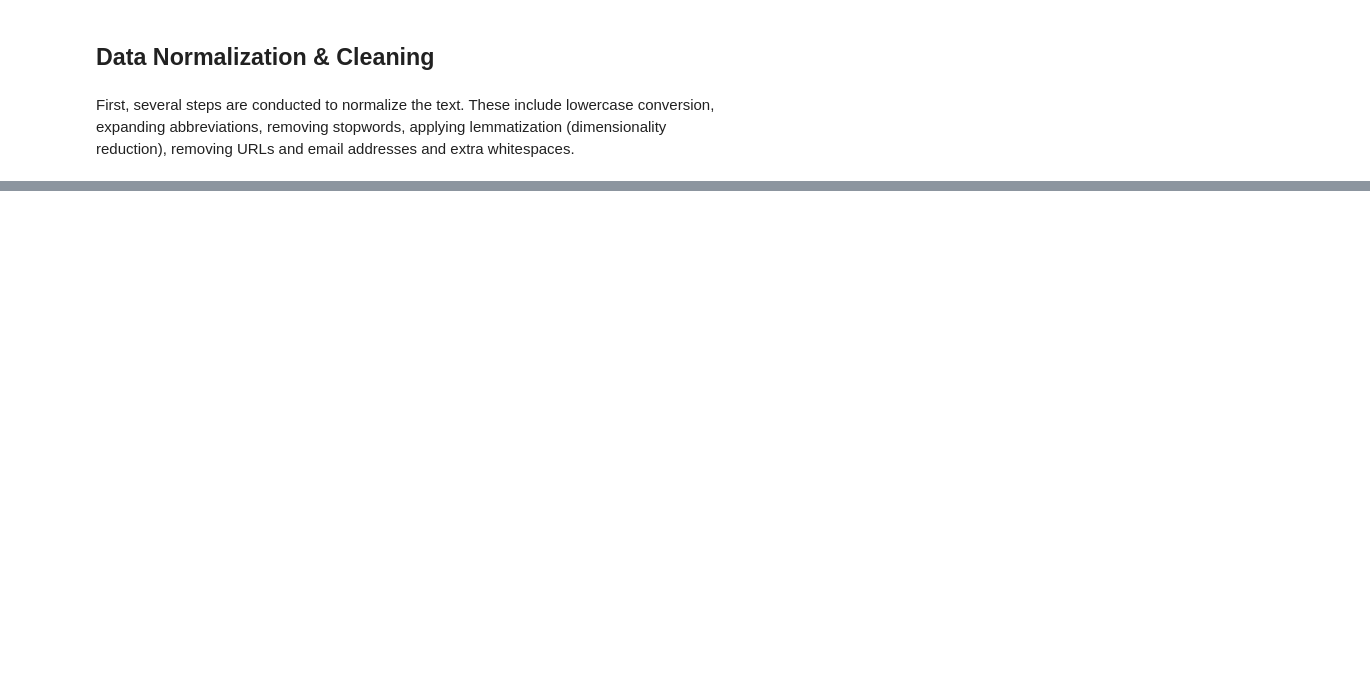
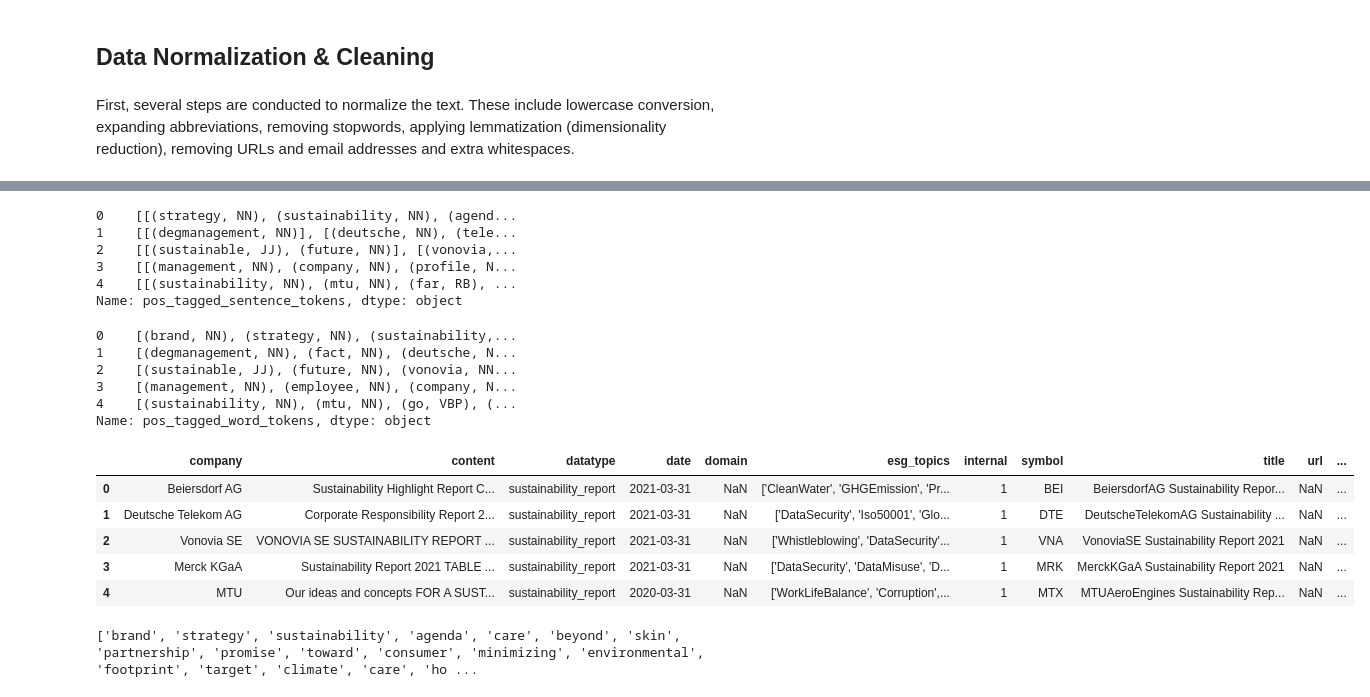
Before and after one commit to syX113/hslu-nlp, a Jupyter notebook: stage1/00-data-preprocessing.ipynb, the cells around one changed output, grey strips where cells are left out. Drawn from its saved outputs; the diff is of its cells as text; code cells hidden in the pictures; blank space fills up the shorter version.

```diff
--- a/stage1/00-data-preprocessing.ipynb
+++ b/stage1/00-data-preprocessing.ipynb
@@ -85,6 +175,3 @@ def expand_contractions(text):
 cleaned_data['cleaned_content'] = cleaned_data['cleaned_content'].apply(expand_contractions)
-# %%
-from textblob import TextBlob
-cleaned_data['cleaned_content'] = cleaned_data['cleaned_content'].apply(lambda x: str(TextBlob(x).correct()))
 # %%
 raw_data['content'][0]
@@ -169,7 +218,0 @@ print("Special characters removed:", sum(special_char_count))
-# %%
-def tokenize(text):
-    word_tokens = word_tokenize(text)
-    sentence_tokens = sent_tokenize(text)
-    return {"word_tokens": word_tokens, "sentence_tokens": sentence_tokens}
-
-cleaned_data['tokenized_content'] = cleaned_data['cleaned_content'].apply(tokenize)
@@ -190,2 +321,27 @@ print("Stopwords removed:", sum(stopwords_count))
 # %%
-print(cleaned_data['cleaned_tokenized_content'][1])
+print(cleaned_data['pos_tagged_sentence_tokens'].head())
+# %% [output]
+0    [[(strategy, NN), (sustainability, NN), (agend...
+1    [[(degmanagement, NN)], [(deutsche, NN), (tele...
+2    [[(sustainable, JJ), (future, NN)], [(vonovia,...
+3    [[(management, NN), (company, NN), (profile, N...
+4    [[(sustainability, NN), (mtu, NN), (far, RB), ...
+Name: pos_tagged_sentence_tokens, dtype: object
+# %%
+print(cleaned_data['pos_tagged_word_tokens'].head())
+# %% [output]
+0    [(brand, NN), (strategy, NN), (sustainability,...
+1    [(degmanagement, NN), (fact, NN), (deutsche, N...
+2    [(sustainable, JJ), (future, NN), (vonovia, NN...
+3    [(management, NN), (employee, NN), (company, N...
+4    [(sustainability, NN), (mtu, NN), (go, VBP), (...
+Name: pos_tagged_word_tokens, dtype: object
+# %%
+cleaned_data.head()
+# %% [output]
+|  | company | content | datatype | date | domain | esg_topics | internal | symbol | title | url | ... |
+| 0 | Beiersdorf AG | Sustainability Highlight Report C... | sustainability_report | 2021-03-31 | NaN | ['CleanWater', 'GHGEmission', 'Pr... | 1 | BEI | BeiersdorfAG Sustainability Repor... | NaN | ... |
+| 1 | Deutsche Telekom AG | Corporate Responsibility Report 2... | sustainability_report | 2021-03-31 | NaN | ['DataSecurity', 'Iso50001', 'Glo... | 1 | DTE | DeutscheTelekomAG Sustainability ... | NaN | ... |
+| 2 | Vonovia SE | VONOVIA SE SUSTAINABILITY REPORT ... | sustainability_report | 2021-03-31 | NaN | ['Whistleblowing', 'DataSecurity'... | 1 | VNA | VonoviaSE Sustainability Report 2021 | NaN | ... |
+| 3 | Merck KGaA | Sustainability Report 2021 TABLE ... | sustainability_report | 2021-03-31 | NaN | ['DataSecurity', 'DataMisuse', 'D... | 1 | MRK | MerckKGaA Sustainability Report 2021 | NaN | ... |
+| 4 | MTU | Our ideas and concepts FOR A SUST... | sustainability_report | 2020-03-31 | NaN | ['WorkLifeBalance', 'Corruption',... | 1 | MTX | MTUAeroEngines Sustainability Rep... | NaN | ... |
@@ -191,0 +387,4 @@ print(cleaned_data['cleaned_tokenized_content'][1])
+# %%
+print(cleaned_data['word_tokens'][0])
+# %% [output]
+['brand', 'strategy', 'sustainability', 'agenda', 'care', 'beyond', 'skin', 'partnership', 'promise', 'toward', 'consumer', 'minimizing', 'environmental', 'footprint', 'target', 'climate', 'care', 'ho ...
```
Also changed, not shown: parts of 22 cells of this notebook, 2 other files.
